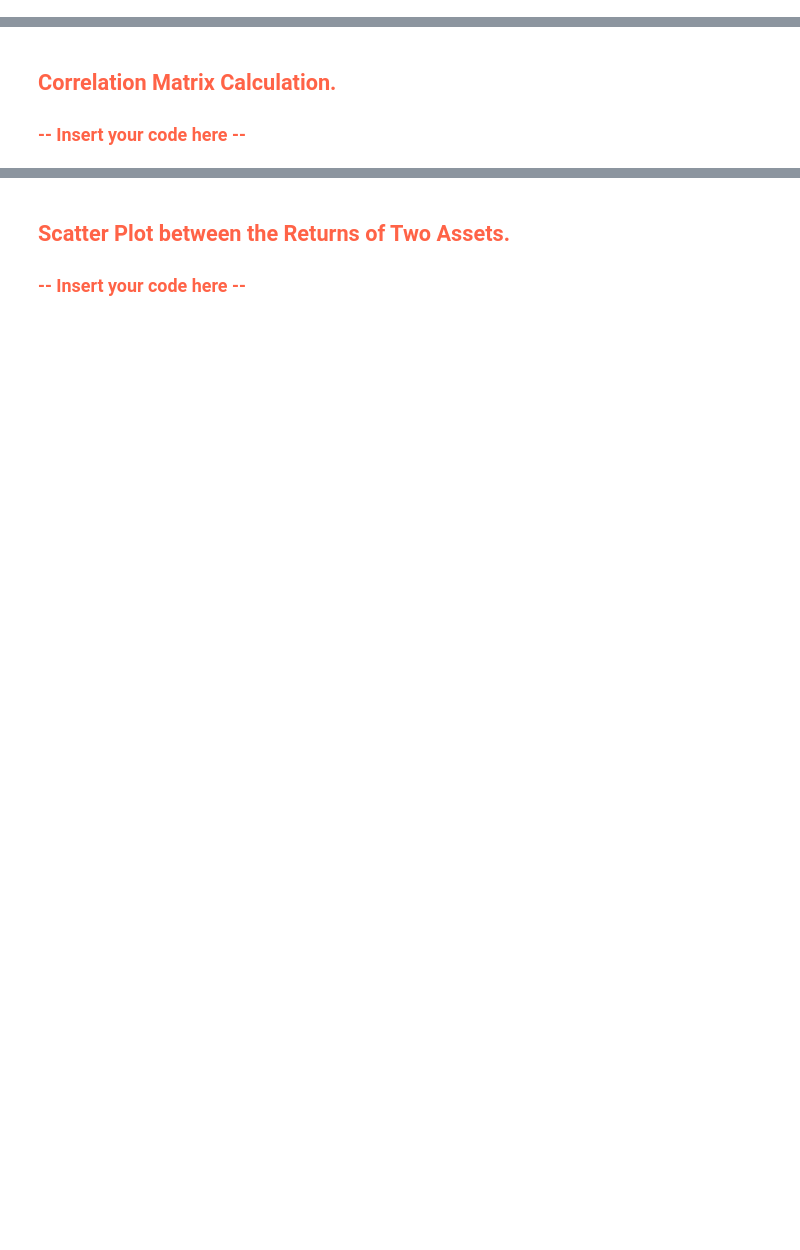
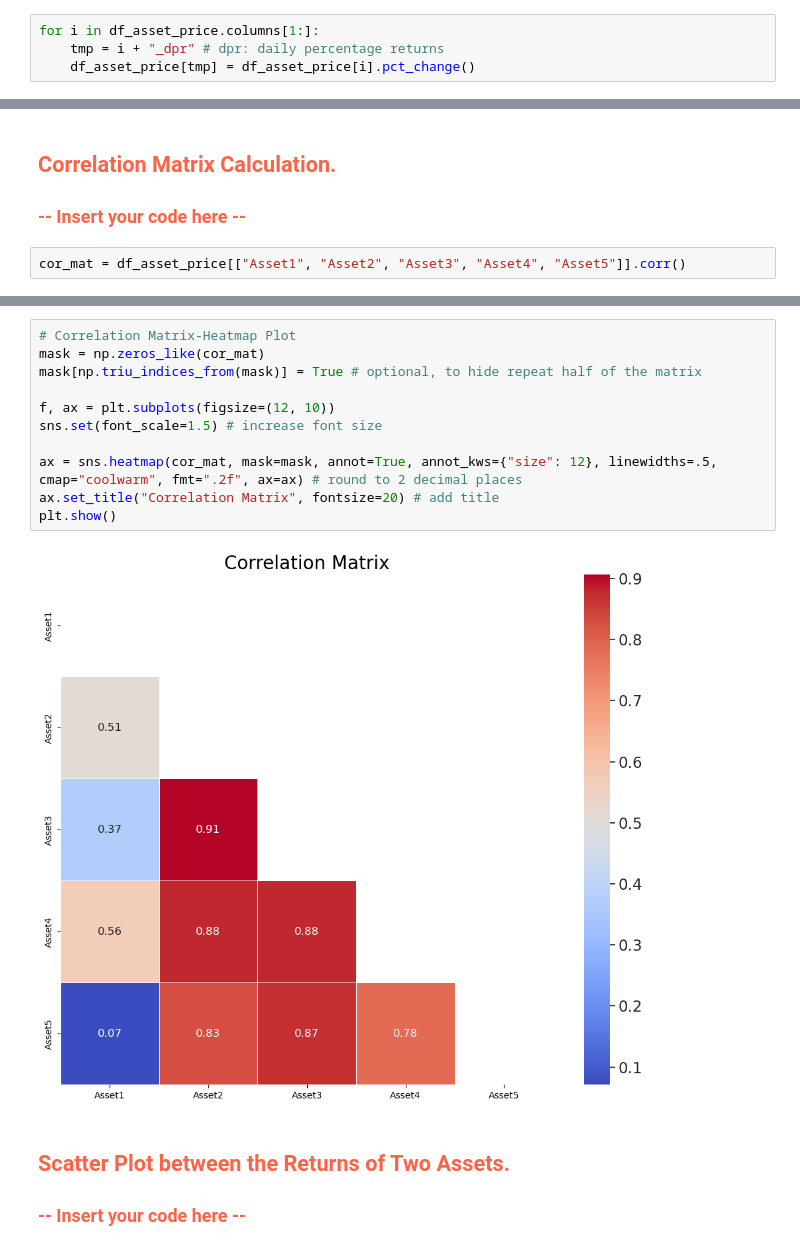
Before and after one commit to abhishek-chattopadhyay/portfolio-analysis-mini-project, a Jupyter notebook: code/Tech-Challenge.ipynb, the cells around one changed output, grey strips where cells are left out. Cells and saved outputs as stored; diff of their text form; blank space fills up the shorter version.

```diff
--- a/code/Tech-Challenge.ipynb
+++ b/code/Tech-Challenge.ipynb
@@ -177,3 +258,7 @@ You are required to calculate the daily percentage returns for each financial as
 # %% [markdown]
 <h2 style="color: #FF6347;">Daily Returns Calculation.</h2>
 <h3 style="color: #FF6347;">-- Insert your code here --</h3>
+# %%
+for i in df_asset_price.columns[1:]:
+    tmp = i + "_dpr" # dpr: daily percentage returns
+    df_asset_price[tmp] = df_asset_price[i].pct_change()
@@ -180,3 +285,5 @@ You are required to calculate the daily percentage returns for each financial as
 # %% [markdown]
 <h2 style="color: #FF6347;">Correlation Matrix Calculation.</h2>
 <h3 style="color: #FF6347;">-- Insert your code here --</h3>
+# %%
+cor_mat = df_asset_price[["Asset1", "Asset2", "Asset3", "Asset4", "Asset5"]].corr()
@@ -183,3 +299,16 @@ You are required to calculate the daily percentage returns for each financial as
+# %%
+# Correlation Matrix-Heatmap Plot
+mask = np.zeros_like(cor_mat)
+mask[np.triu_indices_from(mask)] = True # optional, to hide repeat half of the matrix
+
+f, ax = plt.subplots(figsize=(12, 10))
+sns.set(font_scale=1.5) # increase font size
+
+ax = sns.heatmap(cor_mat, mask=mask, annot=True, annot_kws={"size": 12}, linewidths=.5, cmap="coolwarm", fmt=".2f", ax=ax) # round to 2 decimal places
+ax.set_title("Correlation Matrix", fontsize=20) # add title
+plt.show()
+# %% [output]
+[figure, added]
 # %% [markdown]
 <h2 style="color: #FF6347;">Scatter Plot between the Returns of Two Assets.</h2>
 <h3 style="color: #FF6347;">-- Insert your code here --</h3>
```
Also changed, not shown: parts of 35 cells of this notebook.
